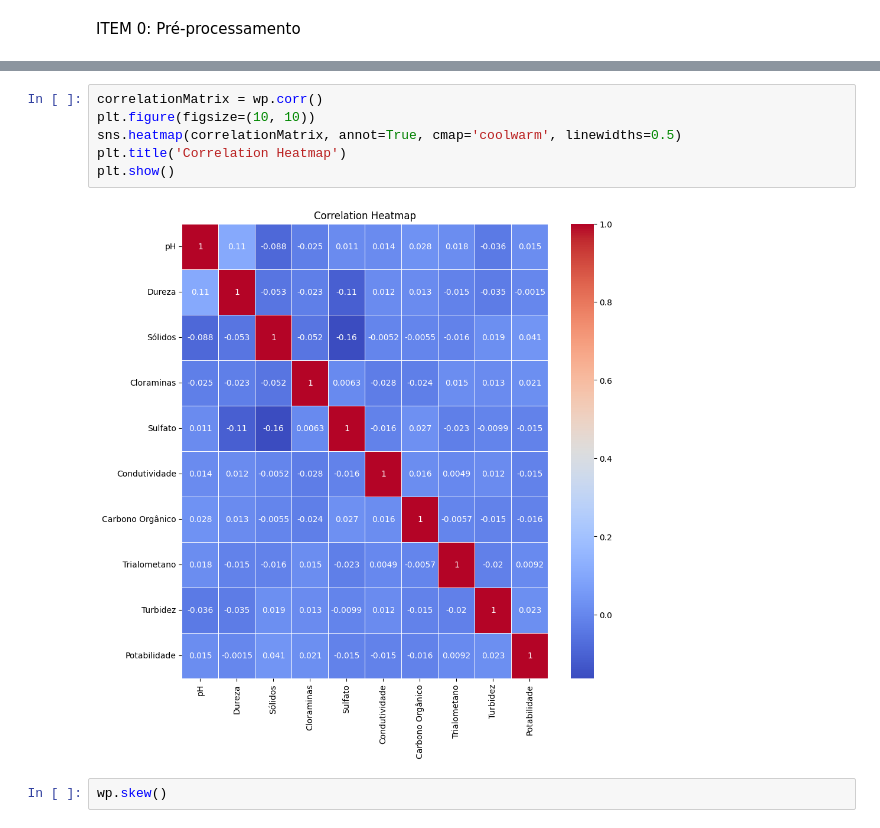
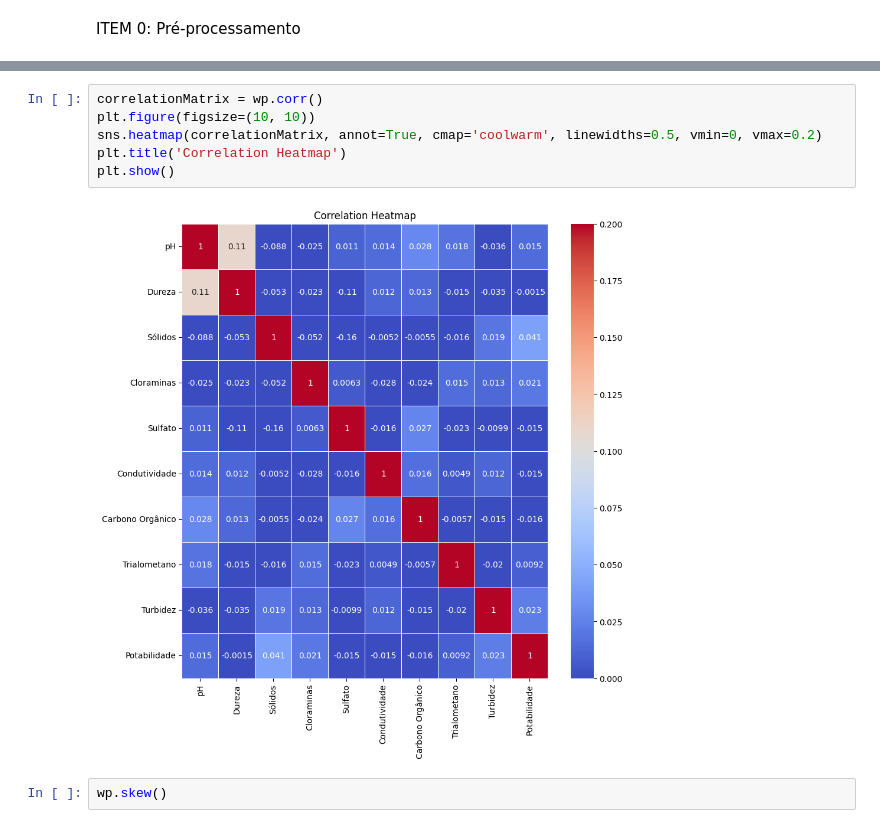
Before and after one commit to joppimenta/HW2-ICA, a Jupyter notebook: hw2.ipynb, the cells around one changed output, grey strips where cells are left out. Saved outputs shown, nothing was run; the diff lists cells and outputs as text.

```diff
--- a/hw2.ipynb
+++ b/hw2.ipynb
@@ -26,11 +26,11 @@ wp.head()
 # %%
 correlationMatrix = wp.corr()
 plt.figure(figsize=(10, 10))
-sns.heatmap(correlationMatrix, annot=True, cmap='coolwarm', linewidths=0.5)
+sns.heatmap(correlationMatrix, annot=True, cmap='coolwarm', linewidths=0.5, vmin=0, vmax=0.2)
 plt.title('Correlation Heatmap')
 plt.show()
 # %% [output]
-[figure, old version]
+[figure, new version]
 # %%
 wp.skew()
 # %% [output]
```
